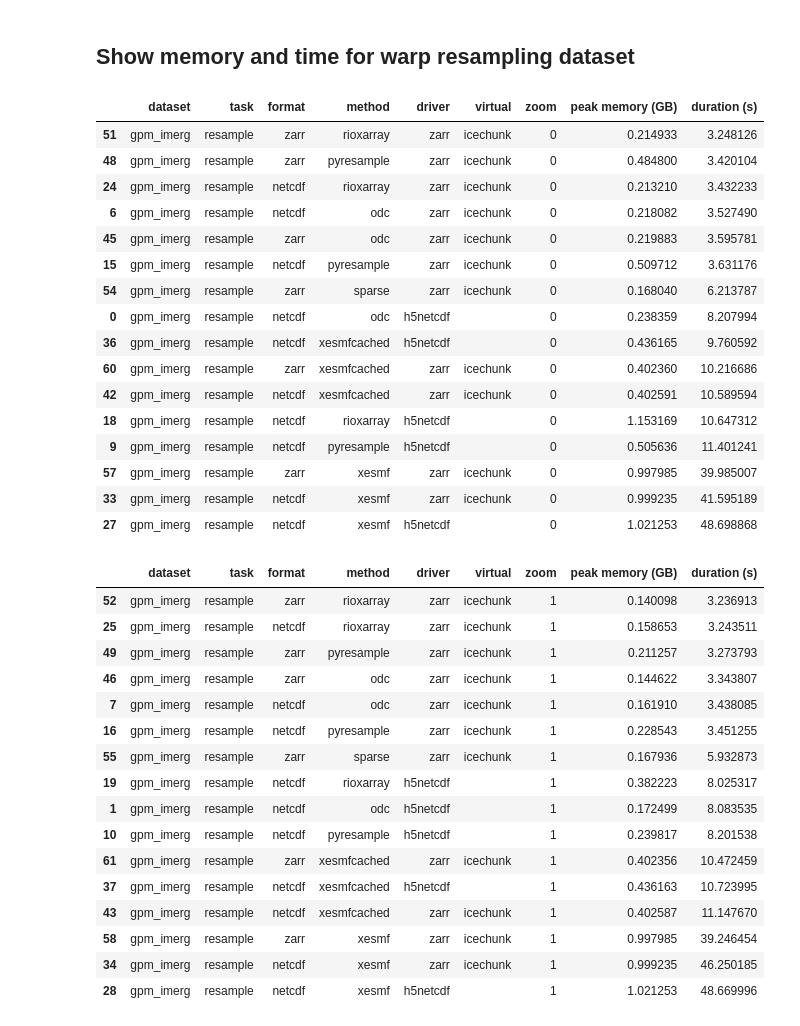
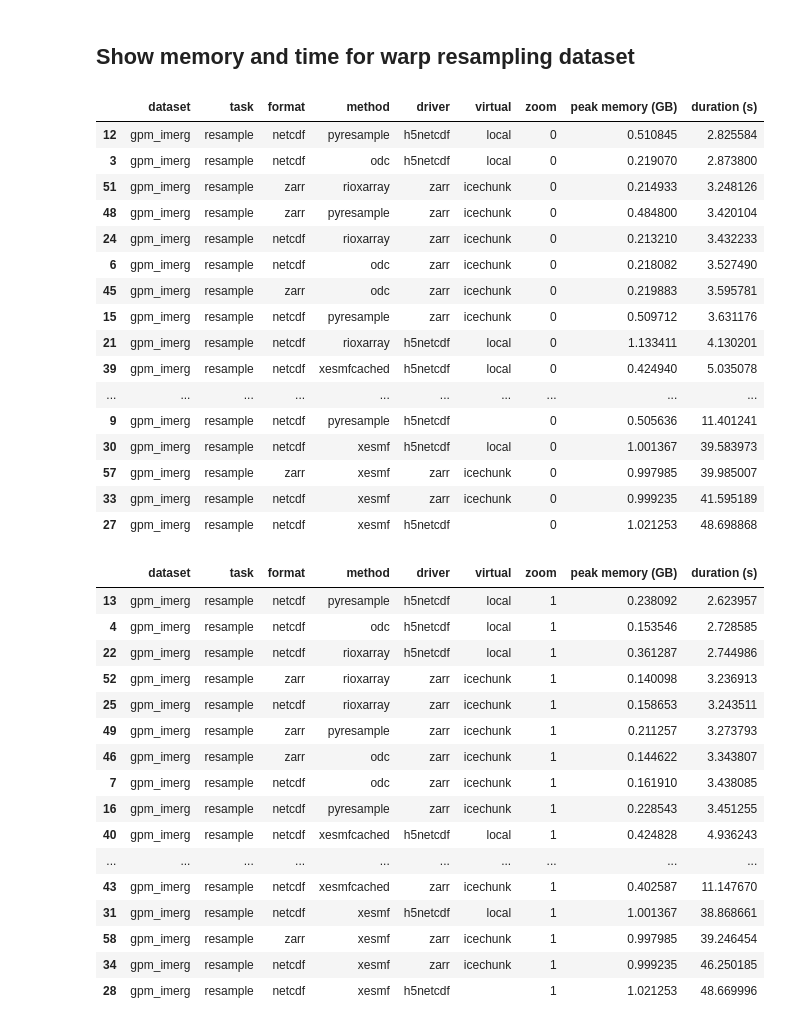
Before and after one commit to developmentseed/warp-resample-profiling, a Jupyter notebook: examples/process-gpm-results.ipynb, the cells around one changed output. Cells and saved outputs as stored; diff of their text form; code cells hidden in the pictures.

Commit message:
Include local results in notebook outputs (#24)

```diff
--- a/examples/process-gpm-results.ipynb
+++ b/examples/process-gpm-results.ipynb
@@ -13,24 +13,23 @@ df = process_results("results/2024-10-25").sort_values(["duration (s)"])
 ## Show memory and time for warp resampling dataset
 # %%
 df = df[df["task"] == "resample"]
-df = df[df["virtual"] != "local"]
 df = df[df["dataset"] == "gpm_imerg"]
 df[df["zoom"] == "0"].style.background_gradient(cmap="YlOrRd")
 # %% [output]
 |  | dataset | task | format | method | driver | virtual | zoom | peak memory (GB) | duration (s) |
+| 12 | gpm_imerg | resample | netcdf | pyresample | h5netcdf | local | 0 | 0.510845 | 2.825584 |
+| 3 | gpm_imerg | resample | netcdf | odc | h5netcdf | local | 0 | 0.219070 | 2.873800 |
 | 51 | gpm_imerg | resample | zarr | rioxarray | zarr | icechunk | 0 | 0.214933 | 3.248126 |
 | 48 | gpm_imerg | resample | zarr | pyresample | zarr | icechunk | 0 | 0.484800 | 3.420104 |
 | 24 | gpm_imerg | resample | netcdf | rioxarray | zarr | icechunk | 0 | 0.213210 | 3.432233 |
 | 6 | gpm_imerg | resample | netcdf | odc | zarr | icechunk | 0 | 0.218082 | 3.527490 |
 | 45 | gpm_imerg | resample | zarr | odc | zarr | icechunk | 0 | 0.219883 | 3.595781 |
 | 15 | gpm_imerg | resample | netcdf | pyresample | zarr | icechunk | 0 | 0.509712 | 3.631176 |
-| 54 | gpm_imerg | resample | zarr | sparse | zarr | icechunk | 0 | 0.168040 | 6.213787 |
-| 0 | gpm_imerg | resample | netcdf | odc | h5netcdf |  | 0 | 0.238359 | 8.207994 |
-| 36 | gpm_imerg | resample | netcdf | xesmfcached | h5netcdf |  | 0 | 0.436165 | 9.760592 |
-| 60 | gpm_imerg | resample | zarr | xesmfcached | zarr | icechunk | 0 | 0.402360 | 10.216686 |
-| 42 | gpm_imerg | resample | netcdf | xesmfcached | zarr | icechunk | 0 | 0.402591 | 10.589594 |
-| 18 | gpm_imerg | resample | netcdf | rioxarray | h5netcdf |  | 0 | 1.153169 | 10.647312 |
+| 21 | gpm_imerg | resample | netcdf | rioxarray | h5netcdf | local | 0 | 1.133411 | 4.130201 |
+| 39 | gpm_imerg | resample | netcdf | xesmfcached | h5netcdf | local | 0 | 0.424940 | 5.035078 |
+| ... | ... | ... | ... | ... | ... | ... | ... | ... | ... |
 | 9 | gpm_imerg | resample | netcdf | pyresample | h5netcdf |  | 0 | 0.505636 | 11.401241 |
+| 30 | gpm_imerg | resample | netcdf | xesmf | h5netcdf | local | 0 | 1.001367 | 39.583973 |
 | 57 | gpm_imerg | resample | zarr | xesmf | zarr | icechunk | 0 | 0.997985 | 39.985007 |
 | 33 | gpm_imerg | resample | netcdf | xesmf | zarr | icechunk | 0 | 0.999235 | 41.595189 |
 | 27 | gpm_imerg | resample | netcdf | xesmf | h5netcdf |  | 0 | 1.021253 | 48.698868 |
@@ -38,19 +37,19 @@ df[df["zoom"] == "0"].style.background_gradient(cmap="YlOrRd")
 df[df["zoom"] == "1"].style.background_gradient(cmap="YlOrRd")
 # %% [output]
 |  | dataset | task | format | method | driver | virtual | zoom | peak memory (GB) | duration (s) |
+| 13 | gpm_imerg | resample | netcdf | pyresample | h5netcdf | local | 1 | 0.238092 | 2.623957 |
+| 4 | gpm_imerg | resample | netcdf | odc | h5netcdf | local | 1 | 0.153546 | 2.728585 |
+| 22 | gpm_imerg | resample | netcdf | rioxarray | h5netcdf | local | 1 | 0.361287 | 2.744986 |
 | 52 | gpm_imerg | resample | zarr | rioxarray | zarr | icechunk | 1 | 0.140098 | 3.236913 |
 | 25 | gpm_imerg | resample | netcdf | rioxarray | zarr | icechunk | 1 | 0.158653 | 3.243511 |
 | 49 | gpm_imerg | resample | zarr | pyresample | zarr | icechunk | 1 | 0.211257 | 3.273793 |
 | 46 | gpm_imerg | resample | zarr | odc | zarr | icechunk | 1 | 0.144622 | 3.343807 |
 | 7 | gpm_imerg | resample | netcdf | odc | zarr | icechunk | 1 | 0.161910 | 3.438085 |
 | 16 | gpm_imerg | resample | netcdf | pyresample | zarr | icechunk | 1 | 0.228543 | 3.451255 |
-| 55 | gpm_imerg | resample | zarr | sparse | zarr | icechunk | 1 | 0.167936 | 5.932873 |
-| 19 | gpm_imerg | resample | netcdf | rioxarray | h5netcdf |  | 1 | 0.382223 | 8.025317 |
-| 1 | gpm_imerg | resample | netcdf | odc | h5netcdf |  | 1 | 0.172499 | 8.083535 |
-| 10 | gpm_imerg | resample | netcdf | pyresample | h5netcdf |  | 1 | 0.239817 | 8.201538 |
-| 61 | gpm_imerg | resample | zarr | xesmfcached | zarr | icechunk | 1 | 0.402356 | 10.472459 |
-| 37 | gpm_imerg | resample | netcdf | xesmfcached | h5netcdf |  | 1 | 0.436163 | 10.723995 |
+| 40 | gpm_imerg | resample | netcdf | xesmfcached | h5netcdf | local | 1 | 0.424828 | 4.936243 |
+| ... | ... | ... | ... | ... | ... | ... | ... | ... | ... |
 | 43 | gpm_imerg | resample | netcdf | xesmfcached | zarr | icechunk | 1 | 0.402587 | 11.147670 |
+| 31 | gpm_imerg | resample | netcdf | xesmf | h5netcdf | local | 1 | 1.001367 | 38.868661 |
 | 58 | gpm_imerg | resample | zarr | xesmf | zarr | icechunk | 1 | 0.997985 | 39.246454 |
 | 34 | gpm_imerg | resample | netcdf | xesmf | zarr | icechunk | 1 | 0.999235 | 46.250185 |
 | 28 | gpm_imerg | resample | netcdf | xesmf | h5netcdf |  | 1 | 1.021253 | 48.669996 |
```
Also changed, not shown: parts of 1 cell of this notebook, 1 other file.
